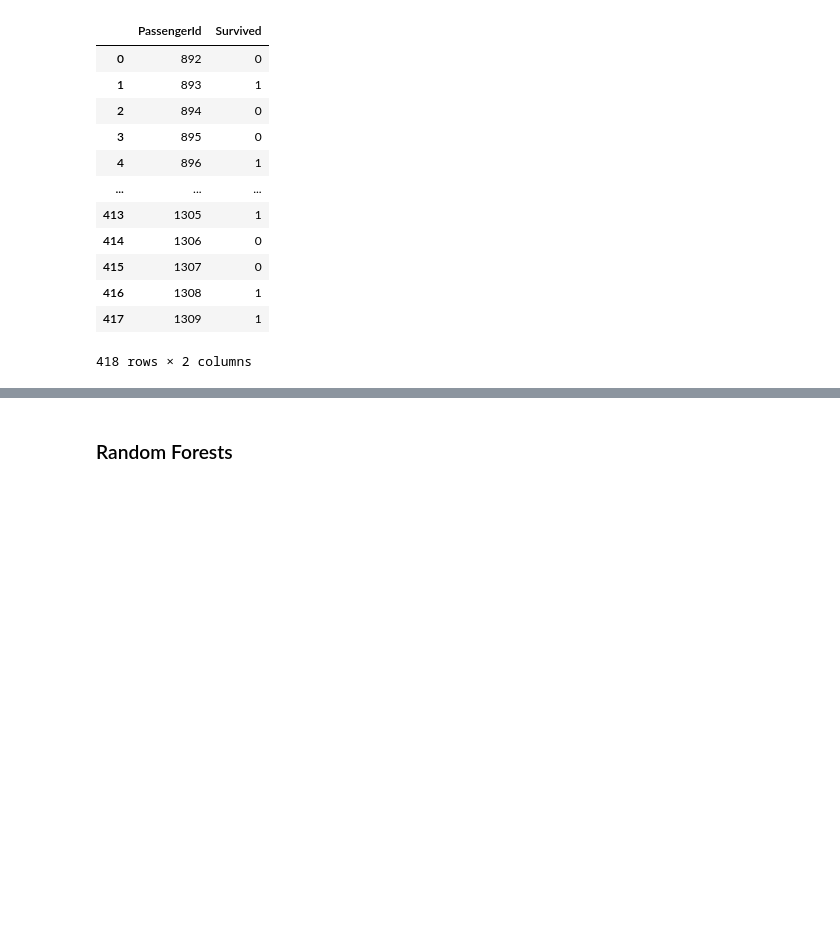
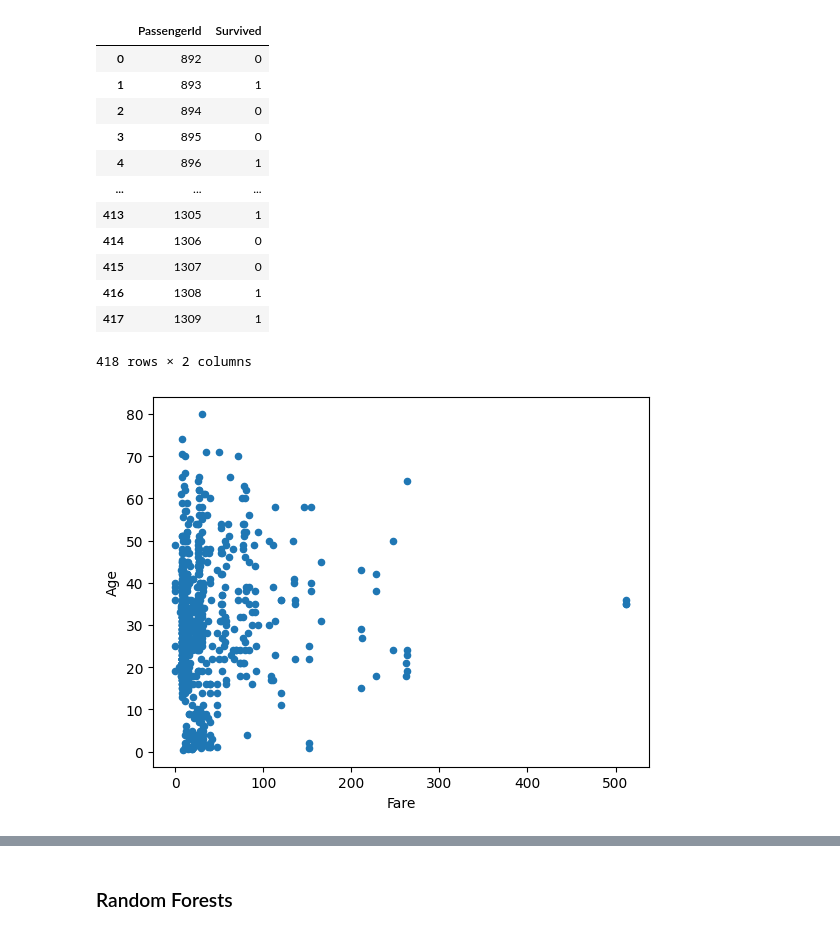
Before and after one commit to belenareal/titanic, a Jupyter notebook: titanic.ipynb, the cells around one changed output, grey strips where cells are left out. Cells and saved outputs as stored; diff of their text form; code cells hidden in the pictures; blank space fills up the shorter version.

```diff
--- a/titanic.ipynb
+++ b/titanic.ipynb
@@ -614,3 +630,8 @@ pd.read_csv('data/tree_prediction.csv')
 diccionario = {'PassengerId' : test['PassengerId'], 'Survived' : test['Survived']}
 submit = pd.DataFrame(diccionario)
 submit.to_csv('data/theyallperish.csv', index=False)
+# %%
+train_rf.plot(x='Fare', y='Age', kind='scatter')
+plt.show()
+# %% [output]
+[figure, added]
```
Also changed, not shown: parts of 44 cells of this notebook.
